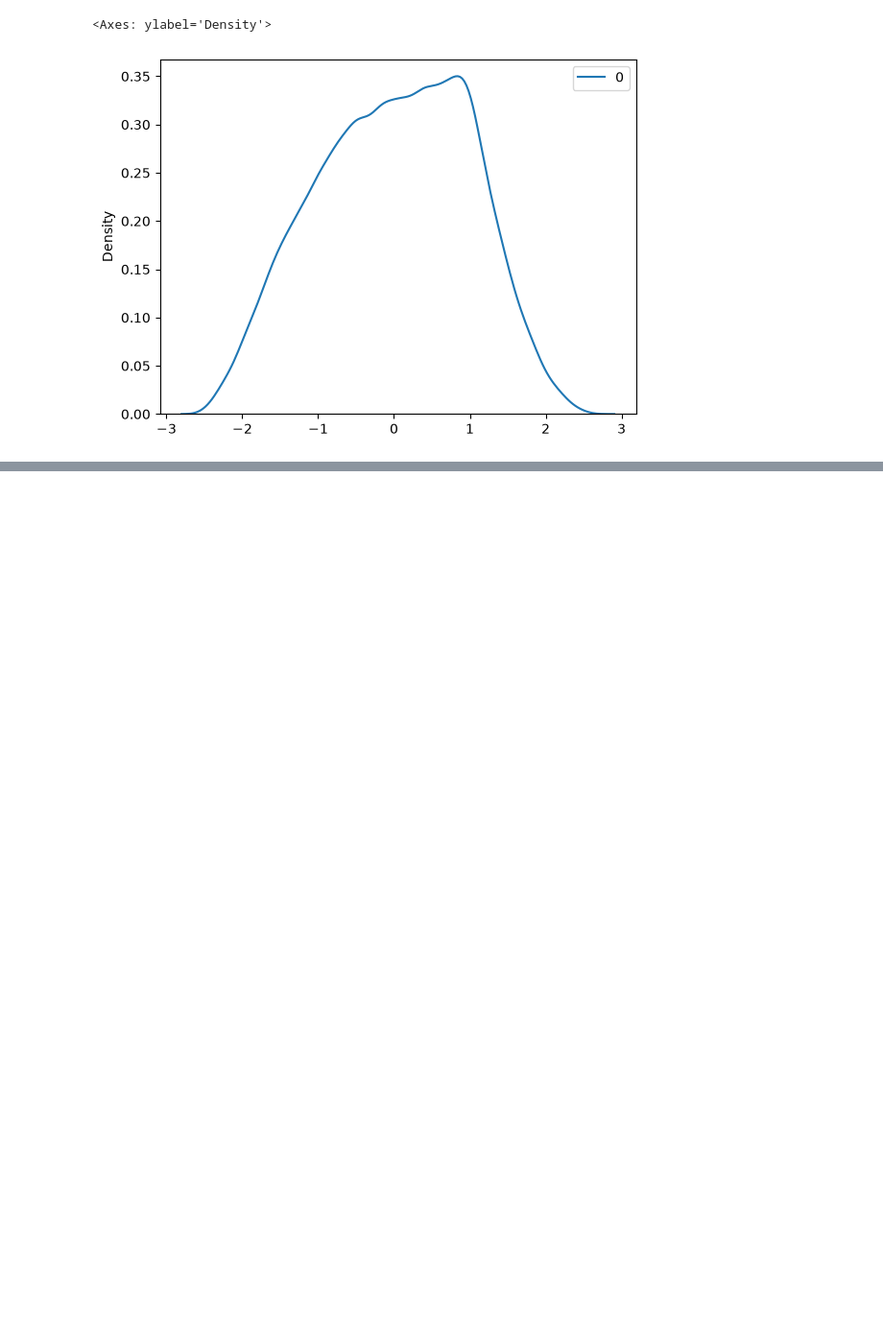
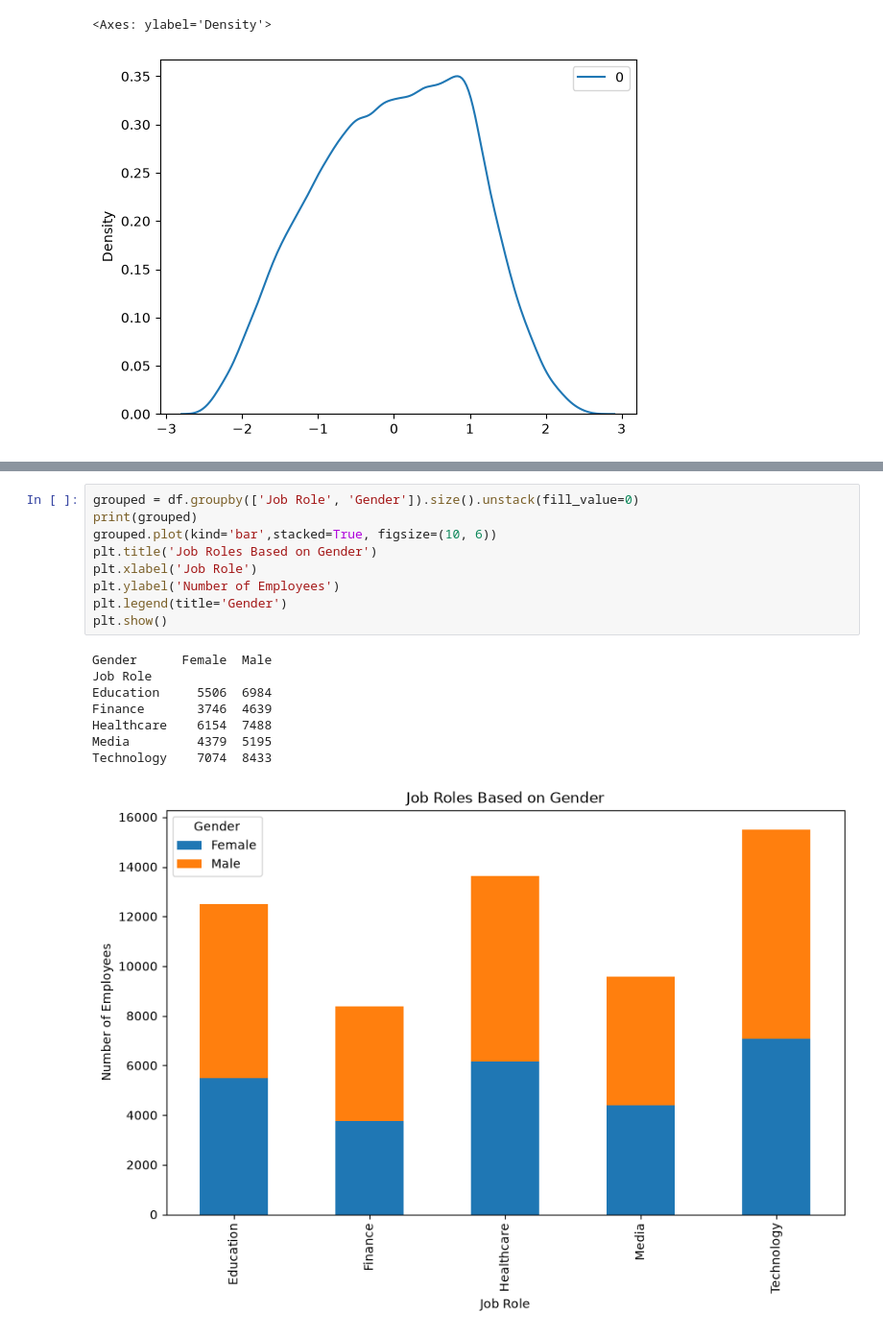
Before and after one commit to KrrishAg/Employee-Churn-Prediction, a Jupyter notebook: eda/notebook.ipynb, the cells around one changed output, grey strips where cells are left out. Shown at 96% size. Saved outputs shown, nothing was run; the diff lists cells and outputs as text; blank space fills up the shorter version.

```diff
--- a/eda/notebook.ipynb
+++ b/eda/notebook.ipynb
@@ -143,0 +222,18 @@ sns.kdeplot(xx)
+# %%
+grouped = df.groupby(['Job Role', 'Gender']).size().unstack(fill_value=0)
+print(grouped)
+grouped.plot(kind='bar',stacked=True, figsize=(10, 6))
+plt.title('Job Roles Based on Gender')
+plt.xlabel('Job Role')
+plt.ylabel('Number of Employees')
+plt.legend(title='Gender')
+plt.show()
+# %% [output]
+Gender      Female  Male
+Job Role
+Education     5506  6984
+Finance       3746  4639
+Healthcare    6154  7488
+Media         4379  5195
+Technology    7074  8433
+[figure, added]
```
Also changed, not shown: parts of 45 cells of this notebook, 5 other files.
